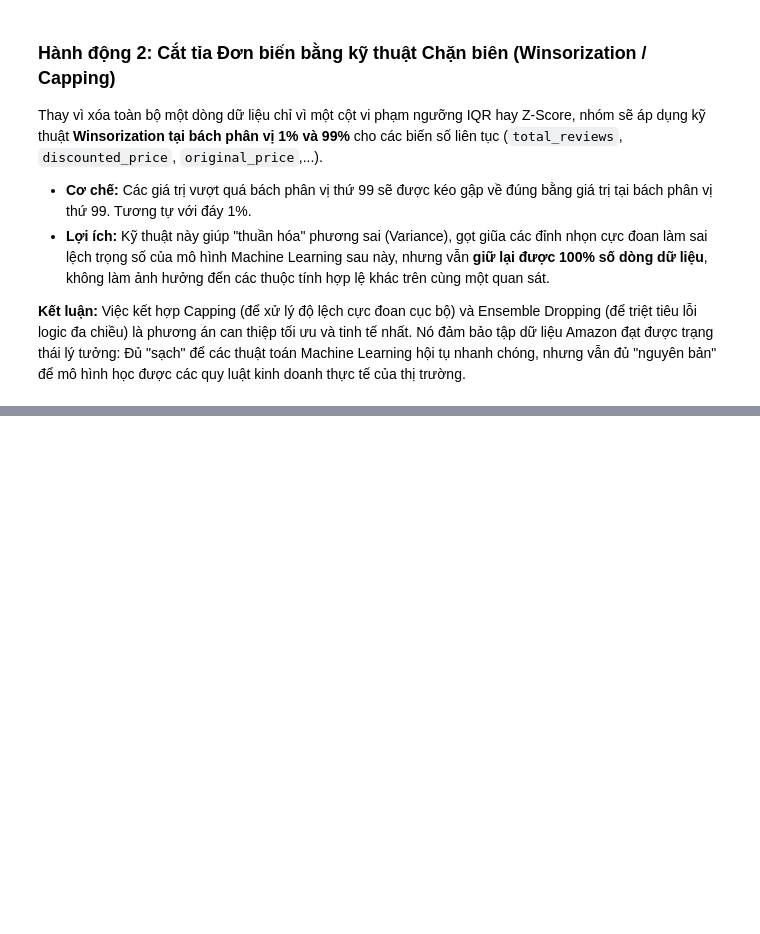
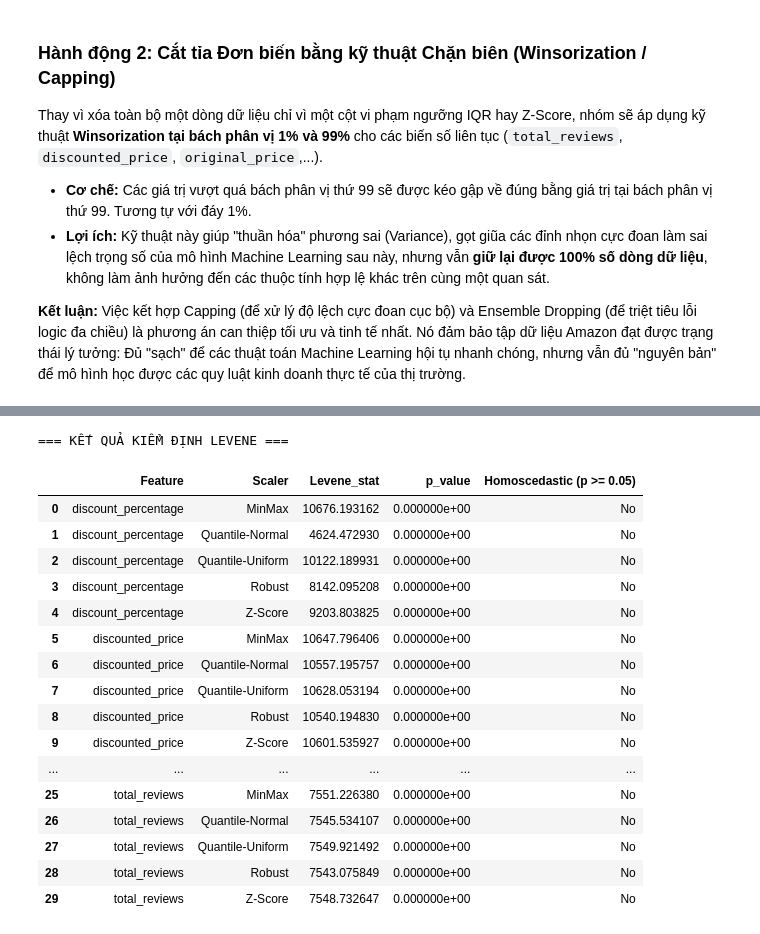
Before and after one commit to HungHiHung10/Lab01-Data-Mining, a Jupyter notebook: notebooks/04_preprocessing_tabular.ipynb, the cells around one changed output, grey strips where cells are left out. Saved outputs shown, nothing was run; the diff lists cells and outputs as text; code cells hidden in the pictures; blank space fills up the shorter version.

```diff
--- a/notebooks/04_preprocessing_tabular.ipynb
+++ b/notebooks/04_preprocessing_tabular.ipynb
@@ -1388,0 +1438,42 @@ HOÀN TẤT TIỀN XỬ LÝ NGOẠI LAI!
+# %%
+levene_rows = []
+for scaler_name, df_scaled in scaled_dfs.items():
+    if scaler_name == 'Original':
+        continue
+    for col in cols:
+        x = scaled_dfs['Original'][col].dropna()
+        y = df_scaled[col].dropna()
+
+        # Dùng center='median' tốt hơn cho dữ liệu lệch (skewed)
+        stat, pval = levene(x, y, center='median')
+
+        levene_rows.append({
+            'Feature': col,
+            'Scaler': scaler_name,
+            'Levene_stat': stat,
+            'p_value': pval,
+            'Homoscedastic (p >= 0.05)': 'Yes' if pval >= 0.05 else 'No'
+        })
+
+levene_df = pd.DataFrame(levene_rows)
+print("=== KẾT QUẢ KIỂM ĐỊNH LEVENE ===")
+display(levene_df.sort_values(['Feature', 'Scaler']).reset_index(drop=True))
+# %% [output]
+=== KẾT QUẢ KIỂM ĐỊNH LEVENE ===
+|  | Feature | Scaler | Levene_stat | p_value | Homoscedastic (p >= 0.05) |
+| 0 | discount_percentage | MinMax | 10676.193162 | 0.000000e+00 | No |
+| 1 | discount_percentage | Quantile-Normal | 4624.472930 | 0.000000e+00 | No |
+| 2 | discount_percentage | Quantile-Uniform | 10122.189931 | 0.000000e+00 | No |
+| 3 | discount_percentage | Robust | 8142.095208 | 0.000000e+00 | No |
+| 4 | discount_percentage | Z-Score | 9203.803825 | 0.000000e+00 | No |
+| 5 | discounted_price | MinMax | 10647.796406 | 0.000000e+00 | No |
+| 6 | discounted_price | Quantile-Normal | 10557.195757 | 0.000000e+00 | No |
+| 7 | discounted_price | Quantile-Uniform | 10628.053194 | 0.000000e+00 | No |
+| 8 | discounted_price | Robust | 10540.194830 | 0.000000e+00 | No |
+| 9 | discounted_price | Z-Score | 10601.535927 | 0.000000e+00 | No |
+| ... | ... | ... | ... | ... | ... |
+| 25 | total_reviews | MinMax | 7551.226380 | 0.000000e+00 | No |
+| 26 | total_reviews | Quantile-Normal | 7545.534107 | 0.000000e+00 | No |
+| 27 | total_reviews | Quantile-Uniform | 7549.921492 | 0.000000e+00 | No |
+| 28 | total_reviews | Robust | 7543.075849 | 0.000000e+00 | No |
+| 29 | total_reviews | Z-Score | 7548.732647 | 0.000000e+00 | No |
```
Also changed, not shown: parts of 26 cells of this notebook, 1 other file.
